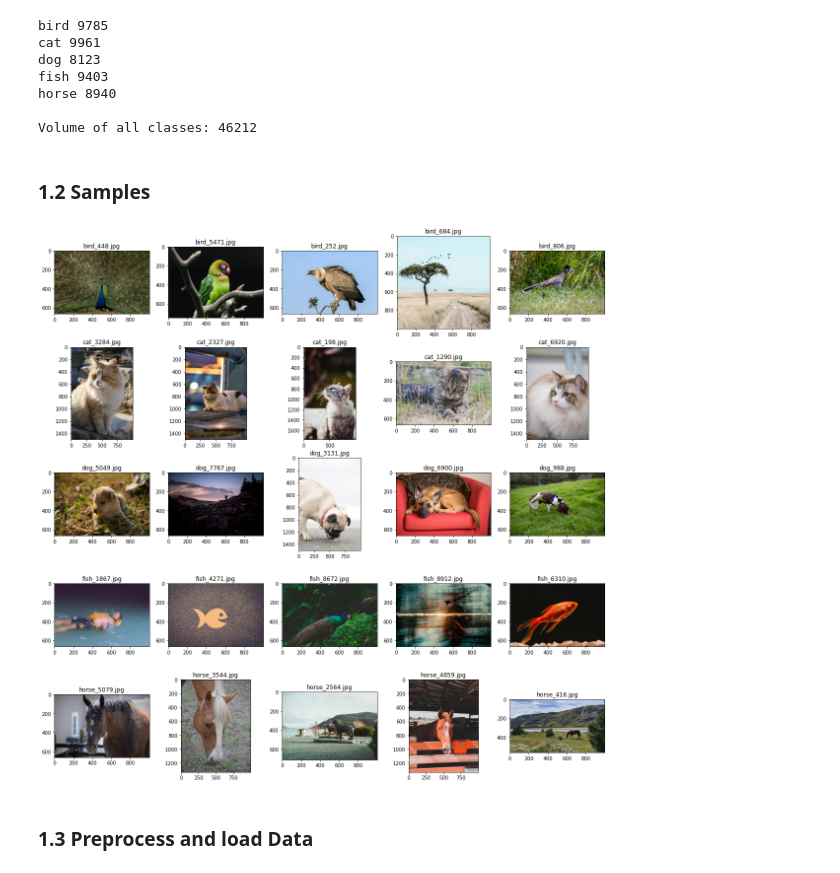
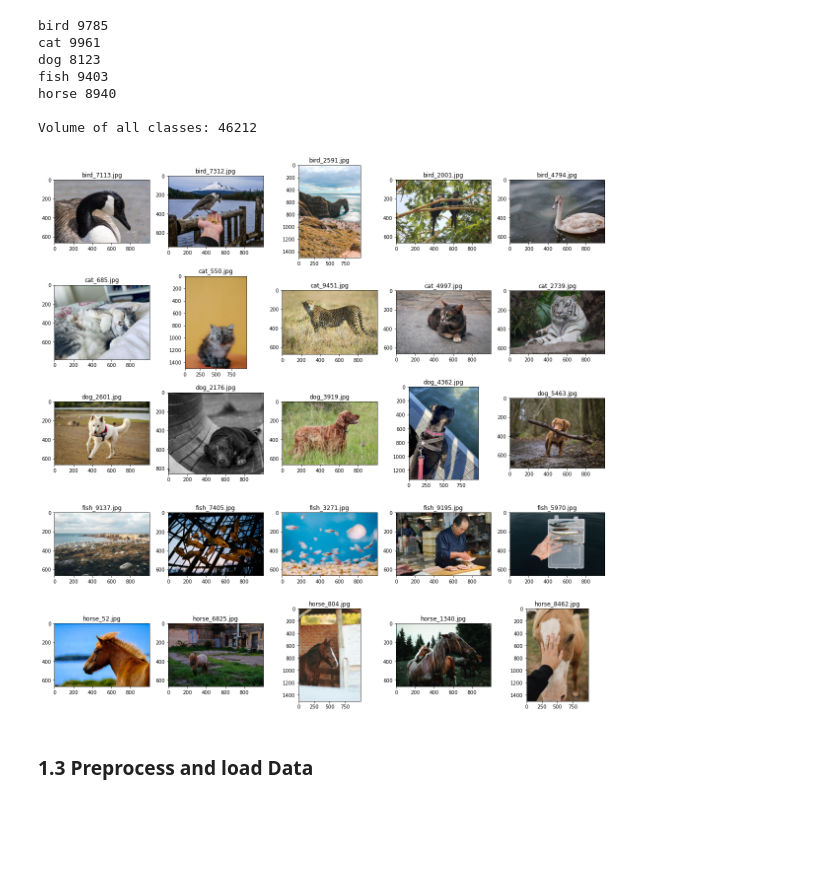
Before and after one commit to FiratSaritas/neural-network-for-image-classification, a Jupyter notebook: Mini-Challenge_1.ipynb, the cells around one changed output. Saved outputs shown, nothing was run; the diff lists cells and outputs as text; code cells hidden in the pictures; blank space fills up the shorter version.

```diff
--- a/Mini-Challenge_1.ipynb
+++ b/Mini-Challenge_1.ipynb
@@ -22,9 +30,11 @@ import torchvision.transforms as transforms
 animals = ["bird","cat","dog","fish","horse"]
 volume = []
 for animal in animals:
-    folder="Data_Scraping/Bilder/"+animal
-    list = os.listdir(folder)
-    number_files = len(list)
+    folder_train="Data/train/"+animal
+    folder_test="Data/test/"+animal
+    list1 = os.listdir(folder_train)
+    list2 = os.listdir(folder_test)
+    number_files = len(list1) + len(list2)
     print(animal, number_files)
     volume.append(number_files)
 
@@ -37,27 +47,25 @@ fish 9403
 horse 8940
 
 Volume of all classes: 46212
-# %% [markdown]
-### 1.2 Samples
 # %%
 plt.figure(figsize=(20,20))
 animals = ["bird","cat","dog","fish","horse"]
 k = 0
 random.seed(4)
 
 for animal in animals:
-    test_folder="Data_Scraping/Bilder/"+animal
+    test_folder="Data/train/"+animal
 
     for i in range(5):
         file = random.choice(os.listdir(test_folder))
         image_path= os.path.join(test_folder, file)
         img=mpimg.imread(image_path)
         ax=plt.subplot(5,5,k+1)
         ax.title.set_text(file)
         plt.imshow(img)
         k = k+1
 # %% [output]
-[figure, old version]
+[figure, new version]
 # %% [markdown]
 ### 1.3 Preprocess and load Data
 # %%
```
Also changed, not shown: parts of 28 cells of this notebook.
